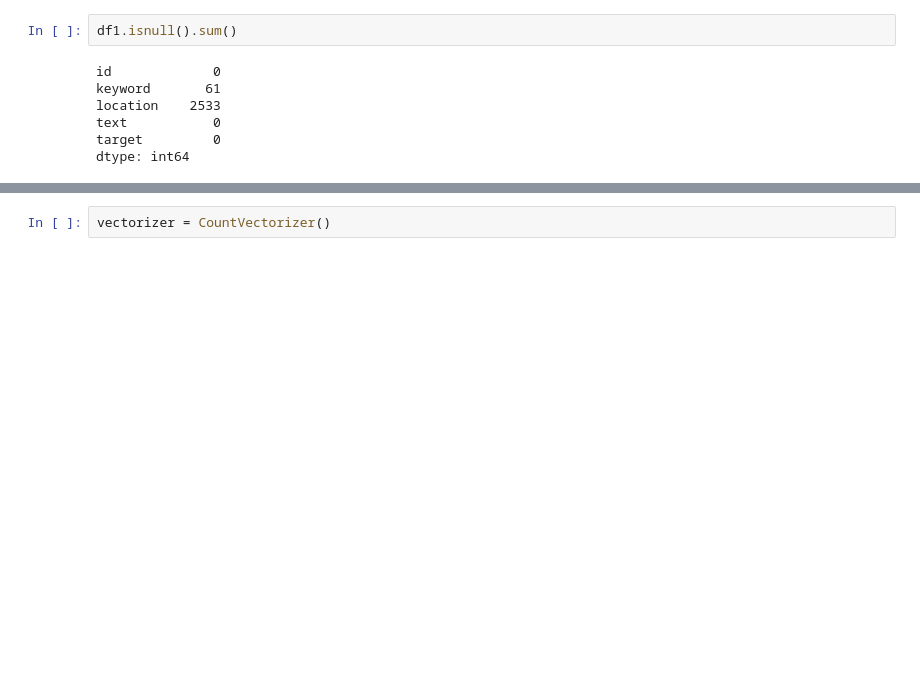
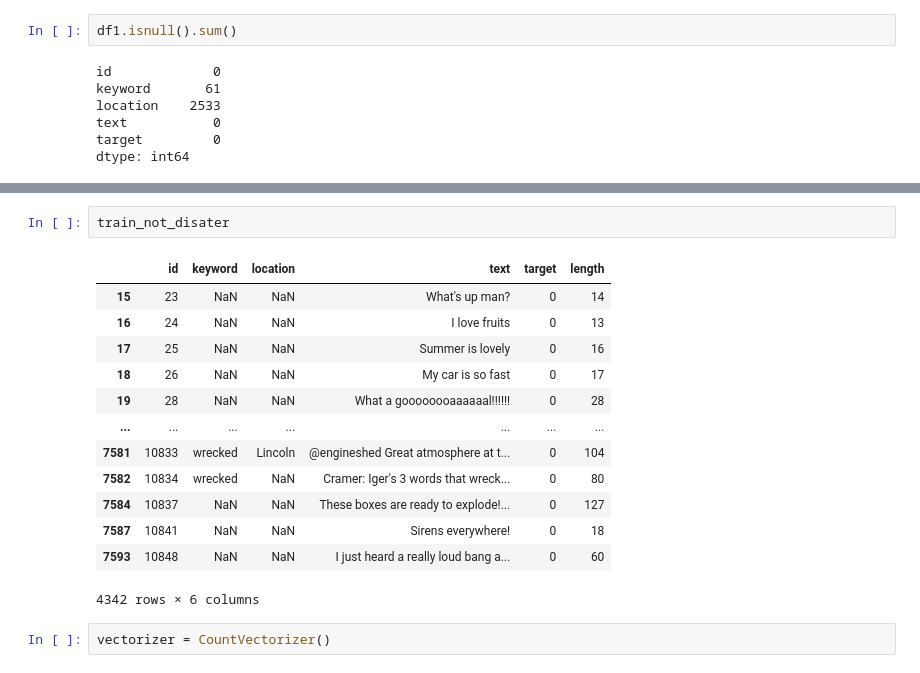
Before and after one commit to 9839vikram/NLP_With_Disaster_Tweets, a Jupyter notebook: NLP.ipynb, the cells around one changed output, grey strips where cells are left out. Drawn from its saved outputs; the diff is of its cells as text; blank space fills up the shorter version.

```diff
--- a/NLP.ipynb
+++ b/NLP.ipynb
@@ -76,3 +64,19 @@ train_not_desater
+# %%
+train_not_disater
+# %% [output]
+|  | id | keyword | location | text | target | length |
+| 15 | 23 | NaN | NaN | What's up man? | 0 | 14 |
+| 16 | 24 | NaN | NaN | I love fruits | 0 | 13 |
+| 17 | 25 | NaN | NaN | Summer is lovely | 0 | 16 |
+| 18 | 26 | NaN | NaN | My car is so fast | 0 | 17 |
+| 19 | 28 | NaN | NaN | What a goooooooaaaaaal!!!!!! | 0 | 28 |
+| ... | ... | ... | ... | ... | ... | ... |
+| 7581 | 10833 | wrecked | Lincoln | @engineshed Great atmosphere at t... | 0 | 104 |
+| 7582 | 10834 | wrecked | NaN | Cramer: Iger's 3 words that wreck... | 0 | 80 |
+| 7584 | 10837 | NaN | NaN | These boxes are ready to explode!... | 0 | 127 |
+| 7587 | 10841 | NaN | NaN | Sirens everywhere! | 0 | 18 |
+| 7593 | 10848 | NaN | NaN | I just heard a really loud bang a... | 0 | 60 |
+4342 rows × 6 columns
 # %%
 vectorizer = CountVectorizer()
 # %%
```
Also changed, not shown: parts of 15 cells of this notebook, 1 other file.
